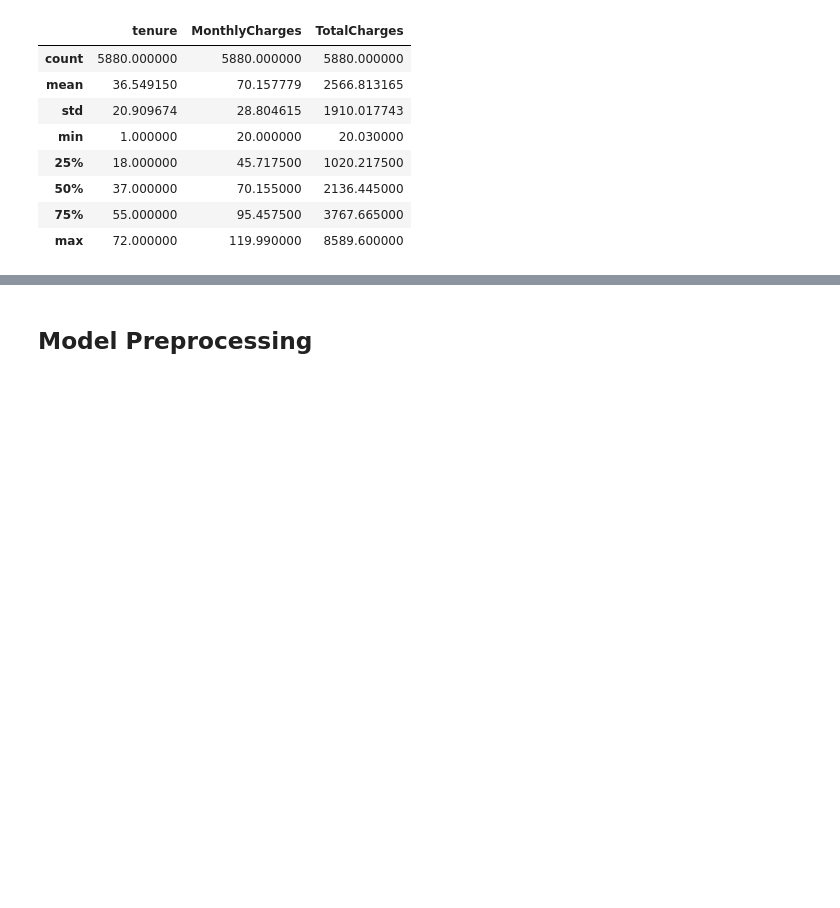
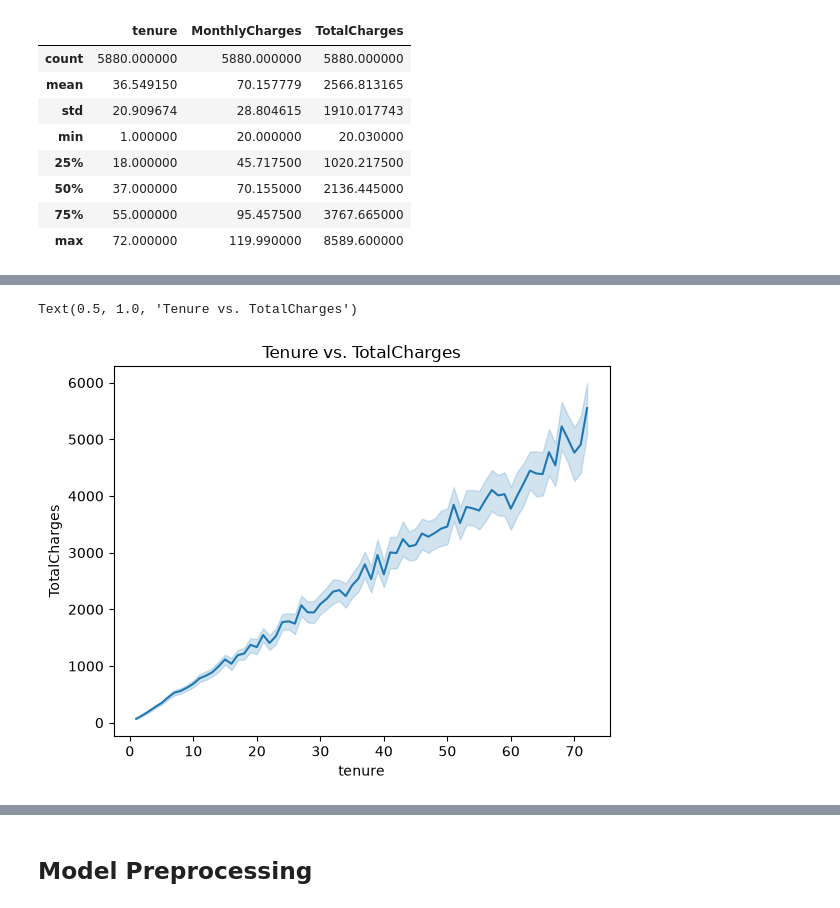
Before and after one commit to aneesakram/customer-churn-prediction, a Jupyter notebook: churnModel.ipynb, the cells around one changed output, grey strips where cells are left out. Cells and saved outputs as stored; diff of their text form; code cells hidden in the pictures; blank space fills up the shorter version.

```diff
--- a/churnModel.ipynb
+++ b/churnModel.ipynb
@@ -134,0 +256,6 @@ sns.histplot(df, x="MonthlyCharges", hue="Churn")
+# %%
+sns.lineplot(df,x="tenure",y="TotalCharges")
+plt.title("Tenure vs. TotalCharges")
+# %% [output]
+Text(0.5, 1.0, 'Tenure vs. TotalCharges')
+[figure, added]
```
Also changed, not shown: parts of 30 cells of this notebook, 1 other file.
